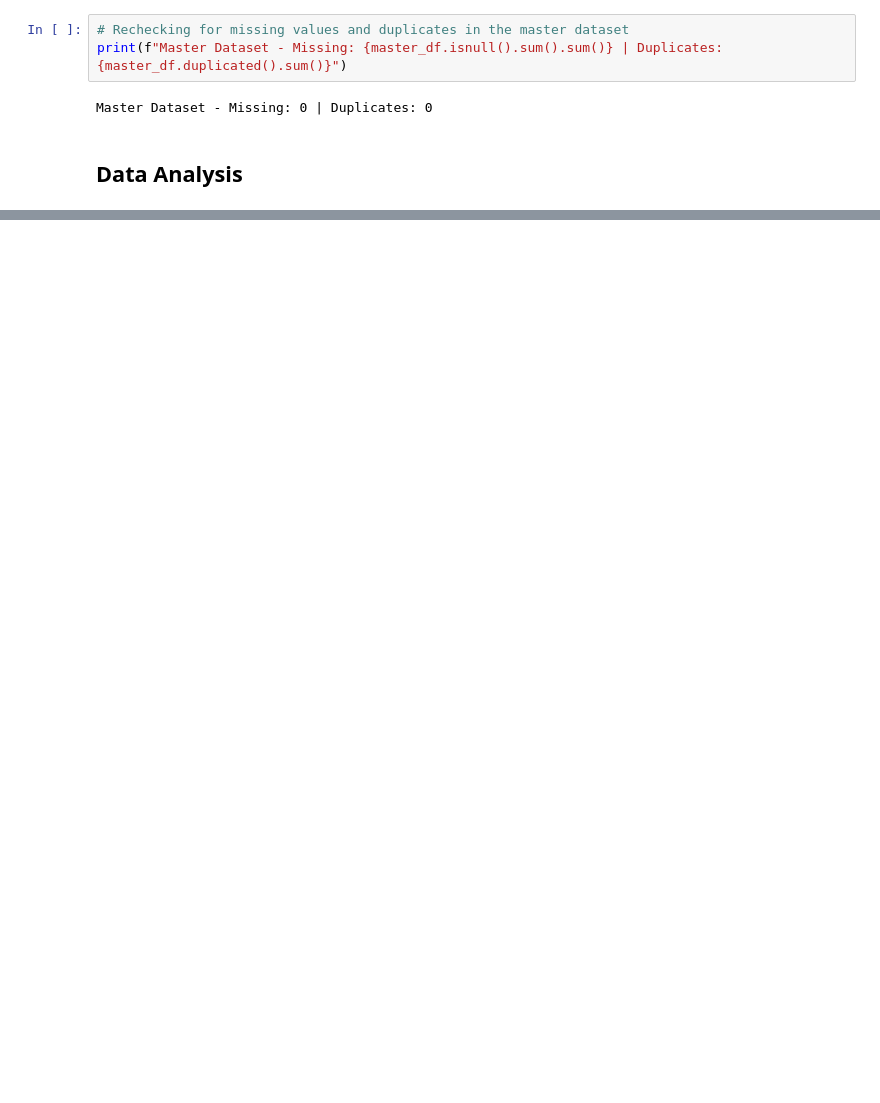
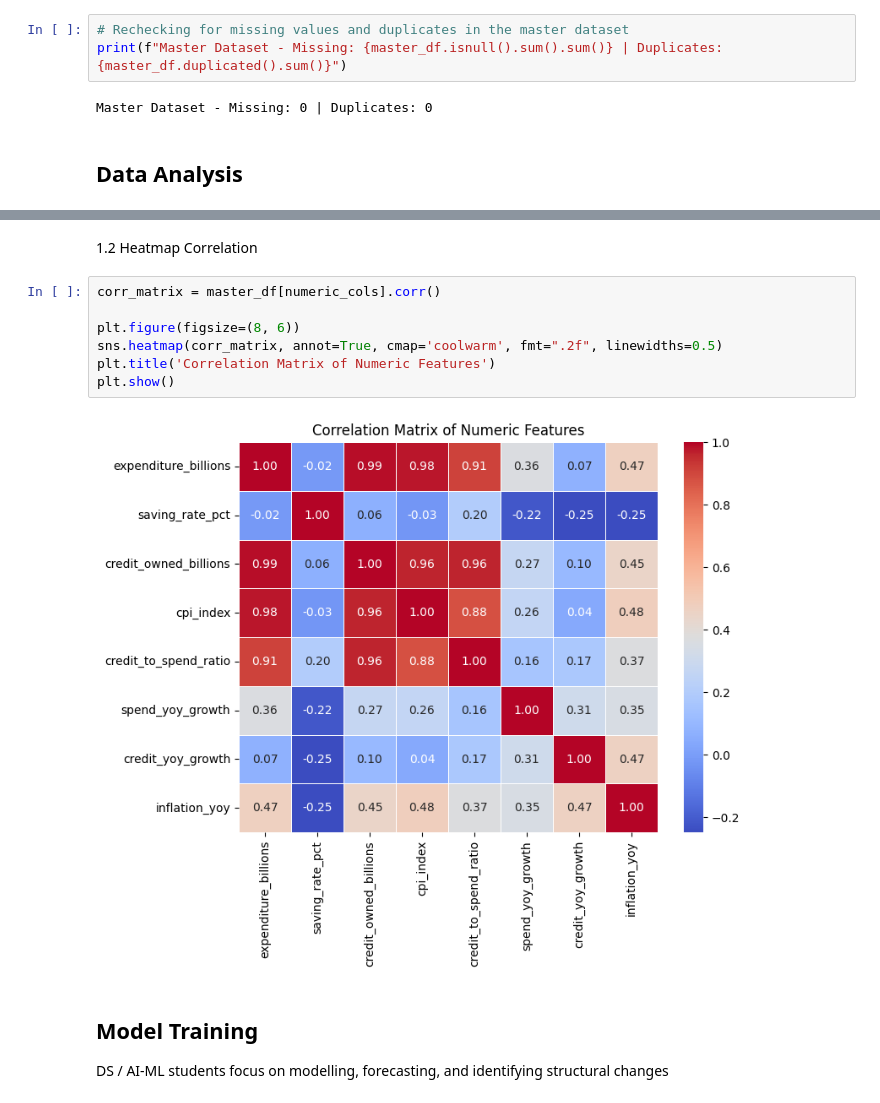
Before and after one commit to hamedtaeb/US-Consumer-Behaviour, a Jupyter notebook: notebooks/jeel_notebook.ipynb, the cells around one changed output, grey strips where cells are left out. Saved outputs shown, nothing was run; the diff lists cells and outputs as text; blank space fills up the shorter version.

```diff
--- a/notebooks/jeel_notebook.ipynb
+++ b/notebooks/jeel_notebook.ipynb
@@ -278,0 +320,15 @@ Master Dataset - Missing: 0 | Duplicates: 0
+# %% [markdown]
+1.2 Heatmap Correlation
+# %%
+corr_matrix = master_df[numeric_cols].corr()
+
+plt.figure(figsize=(8, 6))
+sns.heatmap(corr_matrix, annot=True, cmap='coolwarm', fmt=".2f", linewidths=0.5)
+plt.title('Correlation Matrix of Numeric Features')
+plt.show()
+# %% [output]
+[figure, added]
+# %% [markdown]
+## Model Training
+
+DS / AI-ML students focus on modelling, forecasting, and identifying structural changes
```
Also changed, not shown: parts of 14 cells of this notebook.
